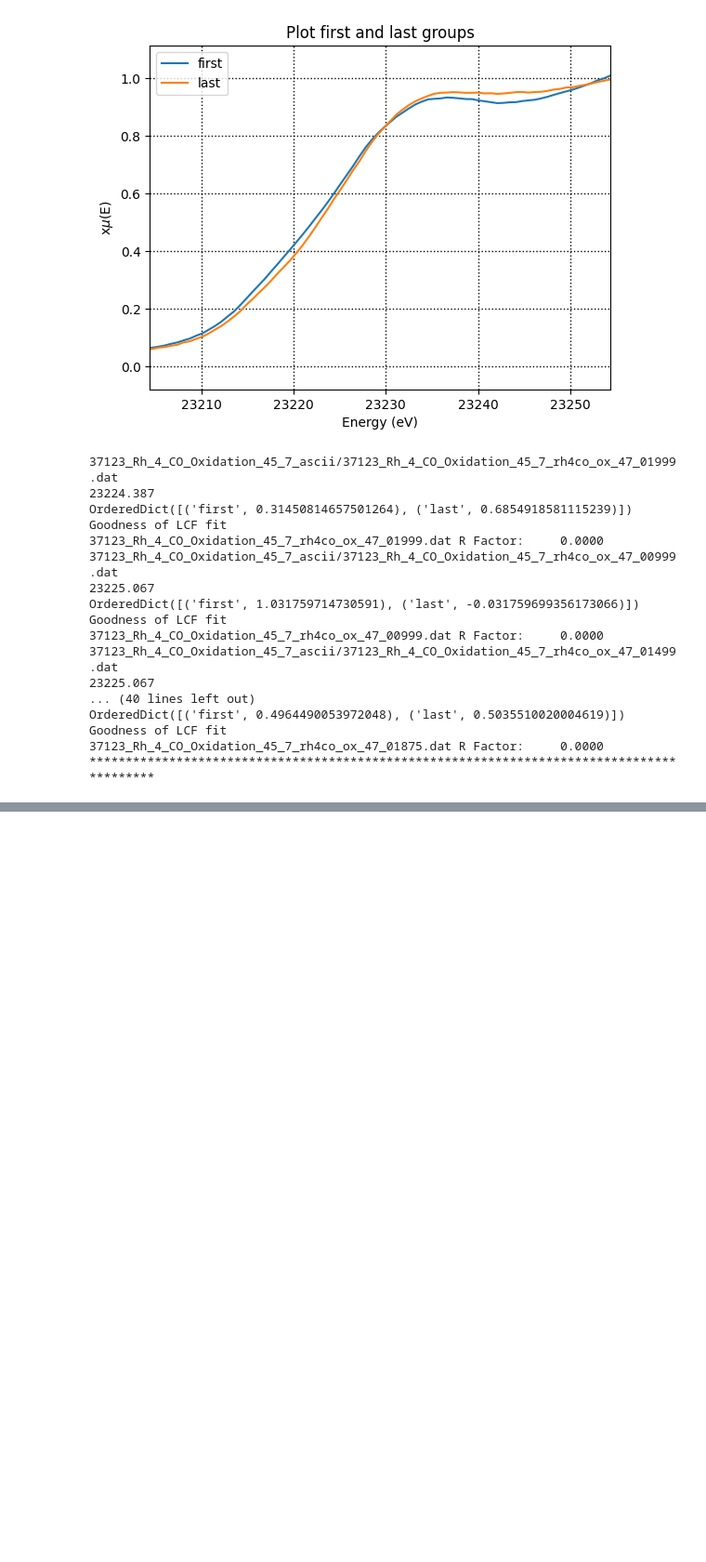
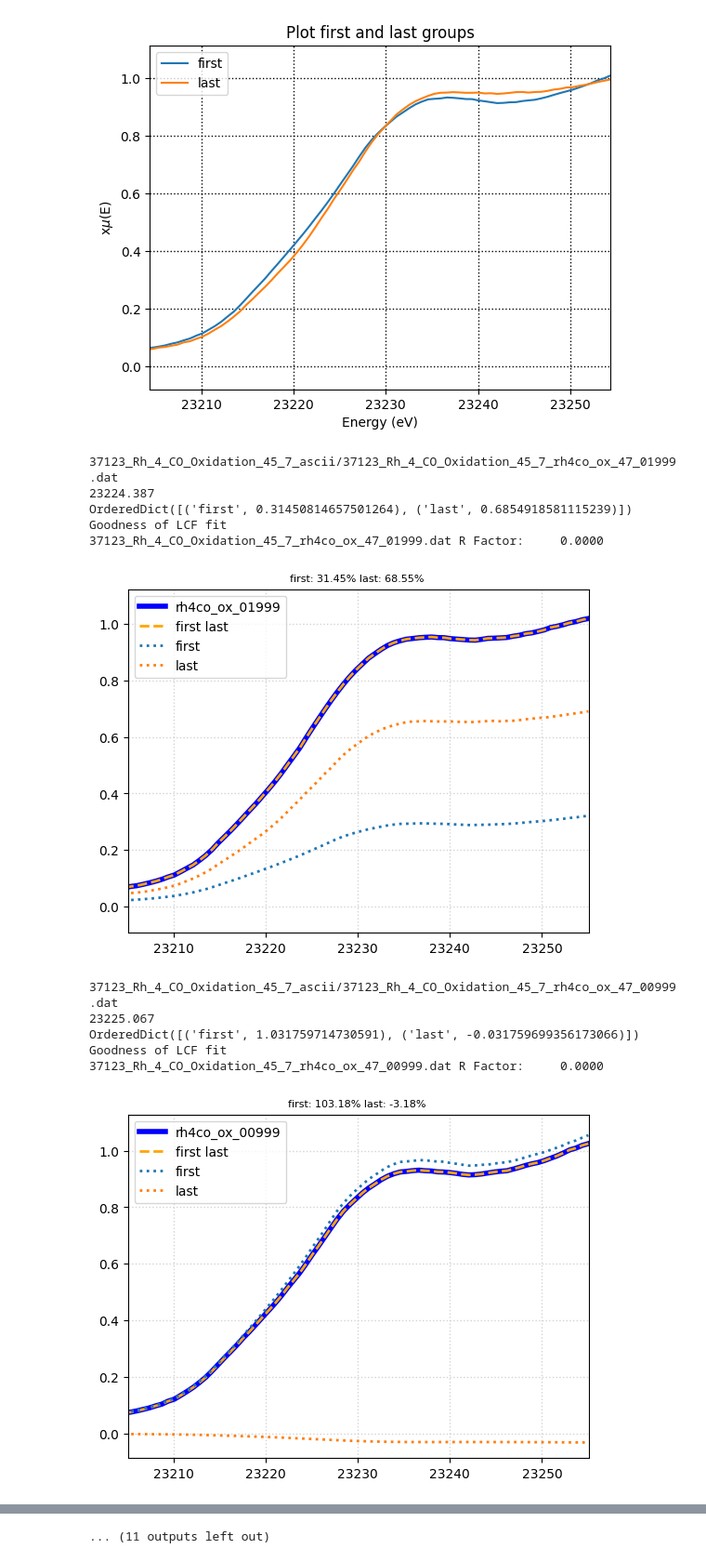
Before and after one commit to scman1/advanced_xafs, a Jupyter notebook: lcf_analiser/LCF_Analysis.ipynb, the cells around one changed output, grey strips where cells are left out. Shown at 93% size. Saved outputs shown, nothing was run; the diff lists cells and outputs as text; code cells hidden in the pictures; blank space fills up the shorter version.

```diff
--- a/lcf_analiser/LCF_Analysis.ipynb
+++ b/lcf_analiser/LCF_Analysis.ipynb
@@ -92,10 +92,13 @@ def xas_from_zip(zip_file="", zipped_file_name="", columns = ""):
     return a_data_group
 
 # LCF plot
-def lcf_plot(group1, group2, xlim=[29180, 29230]):
-    plt.plot(group1.energy, group1.norm, label=group1.filename, linewidth=2,color='blue')
-    plt.plot(group2.energy, group2.mu, label=group2.filename, linewidth=1, color='orange',linestyle='--')
-    plt.grid(color='black', linestyle=':', linewidth=1) #show and format grid
+def lcf_plot(group1, group2, xlim=[29180, 29230], show_comps = False):
+    plt.grid(color='lightgrey', linestyle=':', linewidth=1) #show and format grid
+    plt.plot(group1.energy, group1.norm, label=group1.label, linewidth=4,color='blue')
+    plt.plot(group2.energy, group2.mu, label=group2.filename, linewidth=2, color='orange',linestyle='--')
+    if show_comps:
+        for one_comp in group2.ycomps:
+            plt.plot(group2.energy, group2.ycomps[one_comp], label=one_comp, linewidth=2, linestyle=':')
     plt.title(group2.arrayname, fontsize=8)
     plt.legend() # show legend
     plt.xlim(xlim)
@@ -159,44 +162,39 @@ while higher_val > lower_val:
     print(files_list[mid_val])
     test_dg = xas_from_zip(rh4co_02, files_list[mid_val], columns = "energy mu")
     test_dg = athenamgr.calc_with_defaults(test_dg)
-    test_dg.label = task_lcf['variables']['prefix'] + "{:05d}".format(5)
+    test_dg.label = task_lcf['variables']['prefix'] + "{:05d}".format(mid_val)
     print(test_dg.e0)
     # do lcf of test group
     lcf_result = athenamgr.lcf_group(test_dg,
                                      list(lcf_components.values()),
                                      fit_limits=[min_lim, max_lim])
     weight_first = lcf_result.weights["first"]
     weight_last = lcf_result.weights["last"]
     print (lcf_result.weights)
     tested[mid_val] = [test_dg, lcf_result]
-    #plt = lcf_plot(test_dg, lcf_result,[min_lim, max_lim])
+    plt = lcf_plot(test_dg, lcf_result,[min_lim, max_lim],True)
     print("Goodness of LCF fit")
     print (test_dg.filename + " R Factor:\t", "%.4f" % lcf_result.rfactor)
     plt.show()
     # this finds the point closer to 50/50 split
     if weight_first >  weight_last:
         lower_val = mid_val
     else:
         higher_val = mid_val
 
     if abs(lower_val - higher_val) == 1:
         print("*"*90)
         break
 # %% [output]
 37123_Rh_4_CO_Oxidation_45_7_ascii/37123_Rh_4_CO_Oxidation_45_7_rh4co_ox_47_01999.dat
 23224.387
 OrderedDict([('first', 0.31450814657501264), ('last', 0.6854918581115239)])
 Goodness of LCF fit
 37123_Rh_4_CO_Oxidation_45_7_rh4co_ox_47_01999.dat R Factor:     0.0000
-37123_Rh_4_CO_Oxidation_45_7_ascii/37123_Rh_4_CO_Oxidation_45_7_rh4co_ox_47_00999.dat
-23225.067
-OrderedDict([('first', 1.031759714730591), ('last', -0.031759699356173066)])
-Goodness of LCF fit
-37123_Rh_4_CO_Oxidation_45_7_rh4co_ox_47_00999.dat R Factor:     0.0000
-37123_Rh_4_CO_Oxidation_45_7_ascii/37123_Rh_4_CO_Oxidation_45_7_rh4co_ox_47_01499.dat
-23225.067
-... (40 lines left out)
-OrderedDict([('first', 0.4964490053972048), ('last', 0.5035510020004619)])
-Goodness of LCF fit
-37123_Rh_4_CO_Oxidation_45_7_rh4co_ox_47_01875.dat R Factor:     0.0000
-******************************************************************************************
+[figure, added]
+37123_Rh_4_CO_Oxidation_45_7_ascii/37123_Rh_4_CO_Oxidation_45_7_rh4co_ox_47_00999.dat
+23225.067
+OrderedDict([('first', 1.031759714730591), ('last', -0.031759699356173066)])
+Goodness of LCF fit
+37123_Rh_4_CO_Oxidation_45_7_rh4co_ox_47_00999.dat R Factor:     0.0000
+[figure, added]
@@ -202,0 +225 @@ Goodness of LCF fit
+... (11 outputs left out)
```
Also changed, not shown: parts of 8 cells of this notebook.
